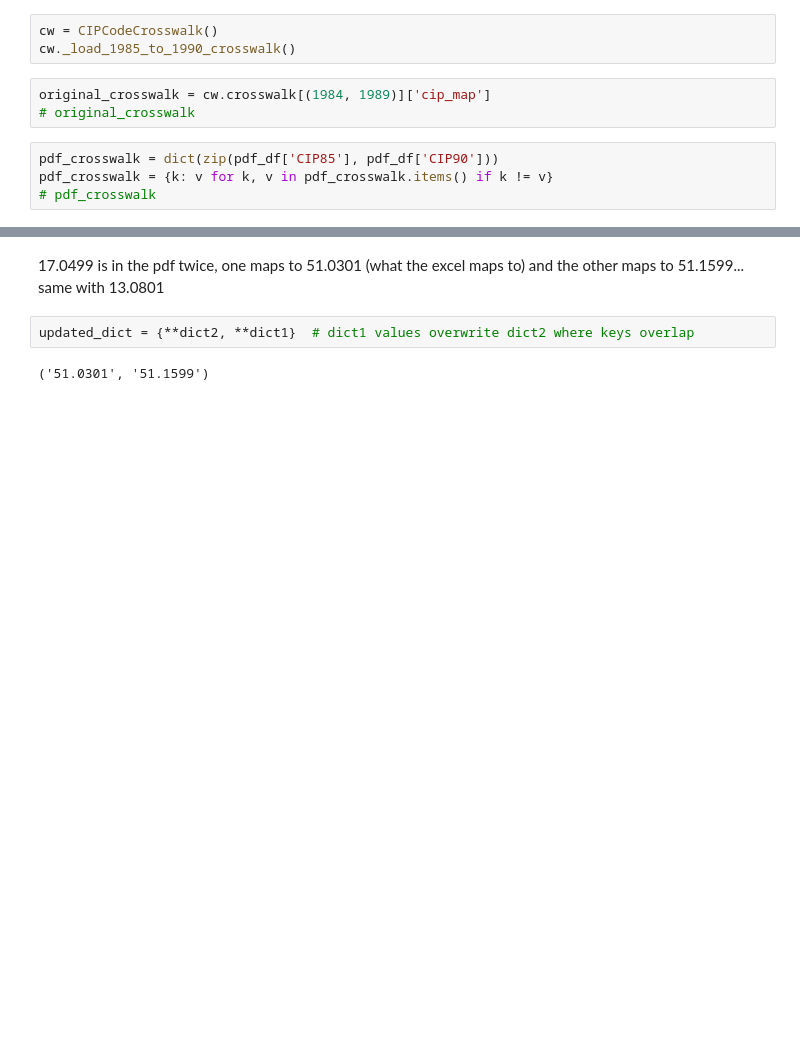
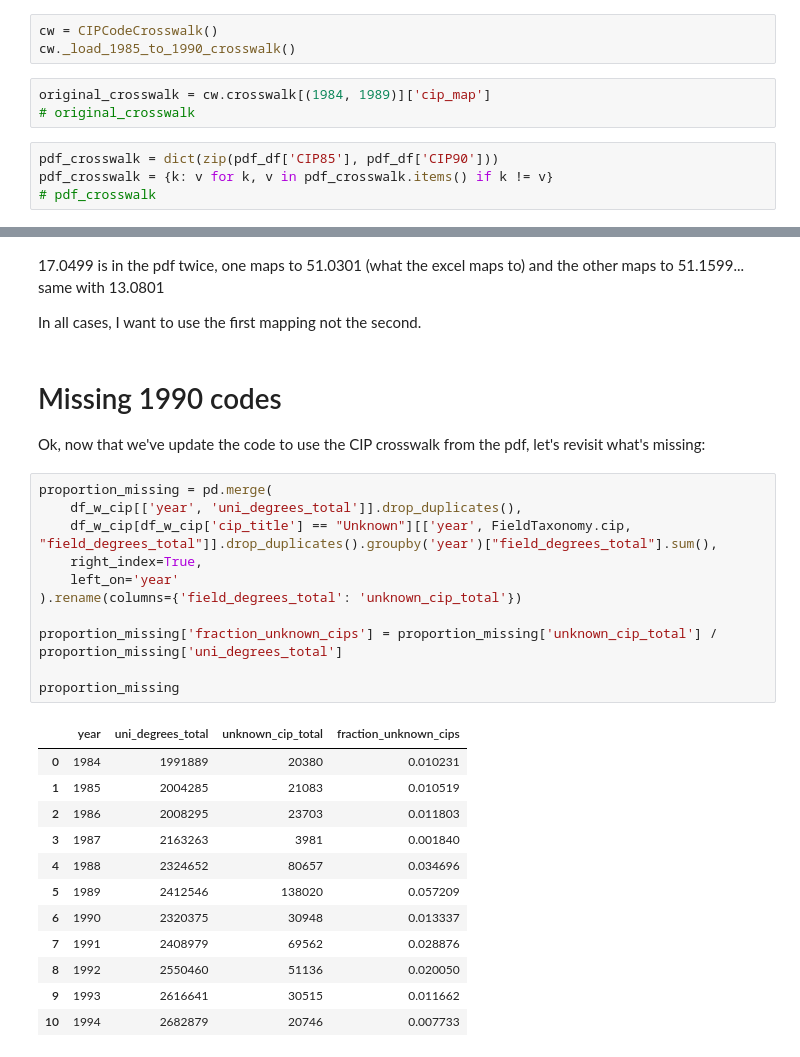
Before and after one commit to scienceforamerica/scipeds, a Jupyter notebook: cip_exploration.ipynb, the cells around one changed output, grey strips where cells are left out. Saved outputs shown, nothing was run; the diff lists cells and outputs as text; blank space fills up the shorter version.

Commit message:
Get crosswalk to a satisfactory spot

```diff
--- a/cip_exploration.ipynb
+++ b/cip_exploration.ipynb
@@ -417,7 +388,33 @@ sum([original_crosswalk[k] != pdf_crosswalk[k] for k in dup_keys])
 # %% [markdown]
 17.0499 is in the pdf twice, one maps to 51.0301 (what the excel maps to) and the other maps to 51.1599...
 same with 13.0801
+
+In all cases, I want to use the first mapping not the second.
-# %%
-updated_dict = {**dict2, **dict1}  # dict1 values overwrite dict2 where keys overlap
-# %% [output]
-('51.0301', '51.1599')
+# %% [markdown]
+# Missing 1990 codes
+
+Ok, now that we've update the code to use the CIP crosswalk from the pdf, let's revisit what's missing:
+# %%
+proportion_missing = pd.merge(
+    df_w_cip[['year', 'uni_degrees_total']].drop_duplicates(),
+    df_w_cip[df_w_cip['cip_title'] == "Unknown"][['year', FieldTaxonomy.cip, "field_degrees_total"]].drop_duplicates().groupby('year')["field_degrees_total"].sum(),
+    right_index=True,
+    left_on='year'
+).rename(columns={'field_degrees_total': 'unknown_cip_total'})
+
+proportion_missing['fraction_unknown_cips'] = proportion_missing['unknown_cip_total'] / proportion_missing['uni_degrees_total']
+
+proportion_missing
+# %% [output]
+|  | year | uni_degrees_total | unknown_cip_total | fraction_unknown_cips |
+| 0 | 1984 | 1991889 | 20380 | 0.010231 |
+| 1 | 1985 | 2004285 | 21083 | 0.010519 |
+| 2 | 1986 | 2008295 | 23703 | 0.011803 |
+| 3 | 1987 | 2163263 | 3981 | 0.001840 |
+| 4 | 1988 | 2324652 | 80657 | 0.034696 |
+| 5 | 1989 | 2412546 | 138020 | 0.057209 |
+| 6 | 1990 | 2320375 | 30948 | 0.013337 |
+| 7 | 1991 | 2408979 | 69562 | 0.028876 |
+| 8 | 1992 | 2550460 | 51136 | 0.020050 |
+| 9 | 1993 | 2616641 | 30515 | 0.011662 |
+| 10 | 1994 | 2682879 | 20746 | 0.007733 |
```
Also changed, not shown: parts of 32 cells of this notebook, 3 other files.
